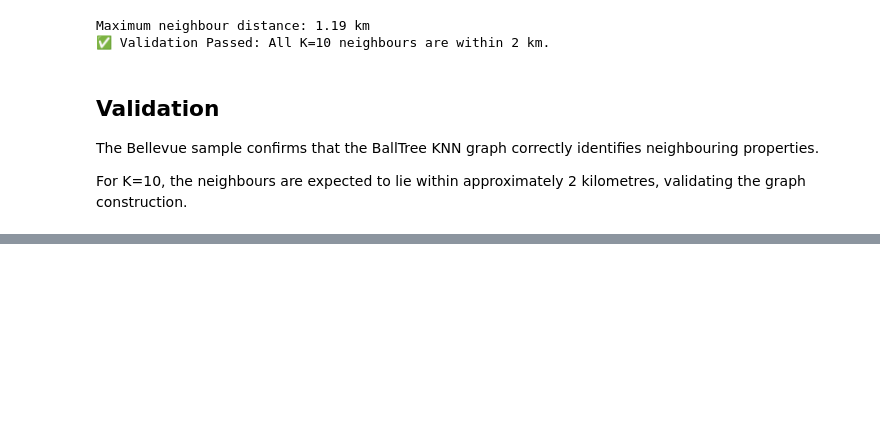
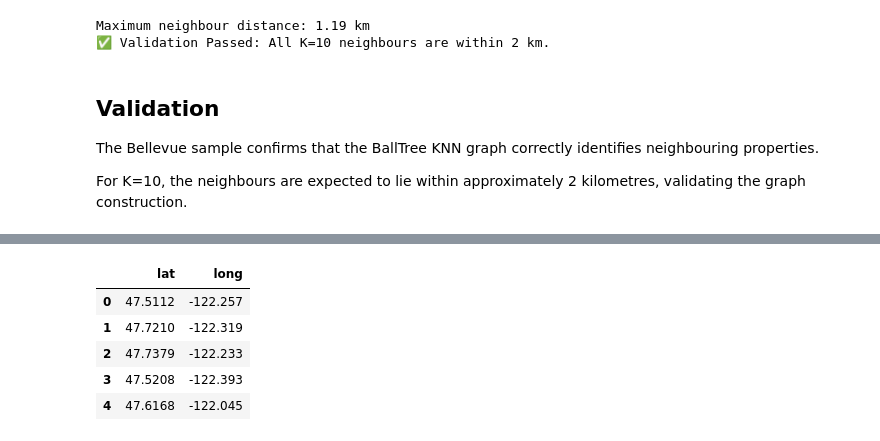
Before and after one commit to Hariharan0-h/GeoValNet, a Jupyter notebook: notebooks/04_knn_graph_build.ipynb, the cells around one changed output, grey strips where cells are left out. Drawn from its saved outputs; the diff is of its cells as text; code cells hidden in the pictures; blank space fills up the shorter version.

```diff
--- a/notebooks/04_knn_graph_build.ipynb
+++ b/notebooks/04_knn_graph_build.ipynb
@@ -147,0 +213,11 @@ For K=10, the neighbours are expected to lie within approximately
+# %%
+coords = df[["lat", "long"]]
+
+coords.head()
+# %% [output]
+|  | lat | long |
+| 0 | 47.5112 | -122.257 |
+| 1 | 47.7210 | -122.319 |
+| 2 | 47.7379 | -122.233 |
+| 3 | 47.5208 | -122.393 |
+| 4 | 47.6168 | -122.045 |
```
Also changed, not shown: parts of 11 cells of this notebook.
